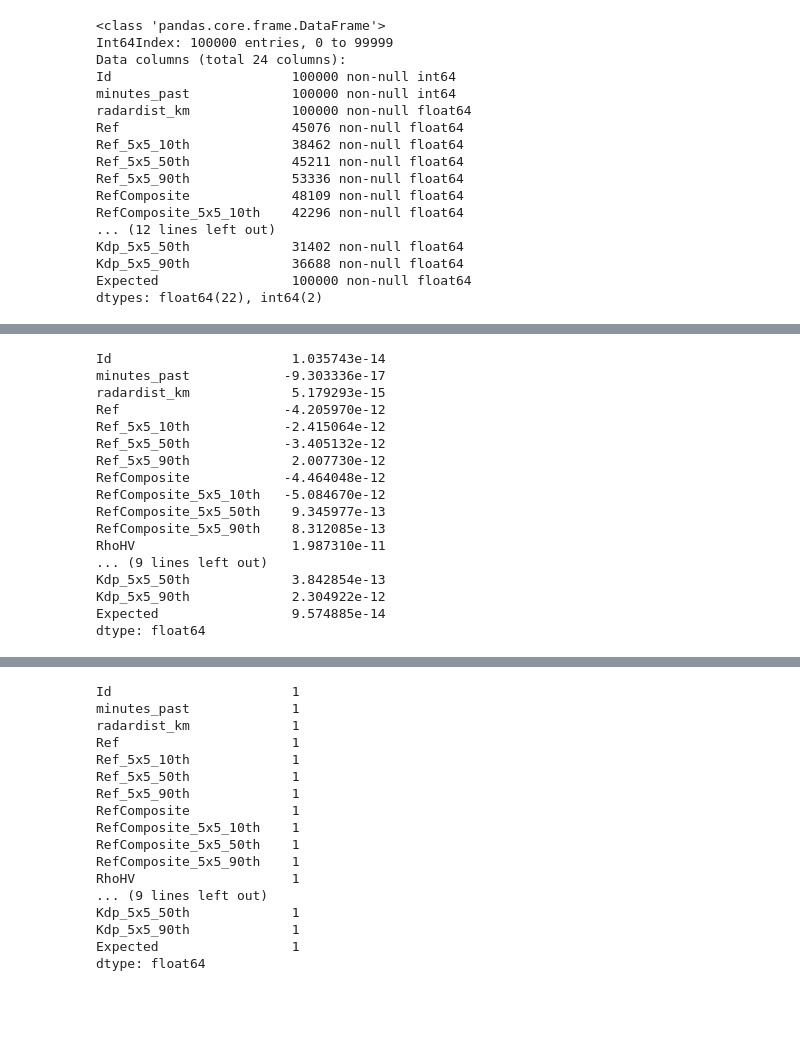
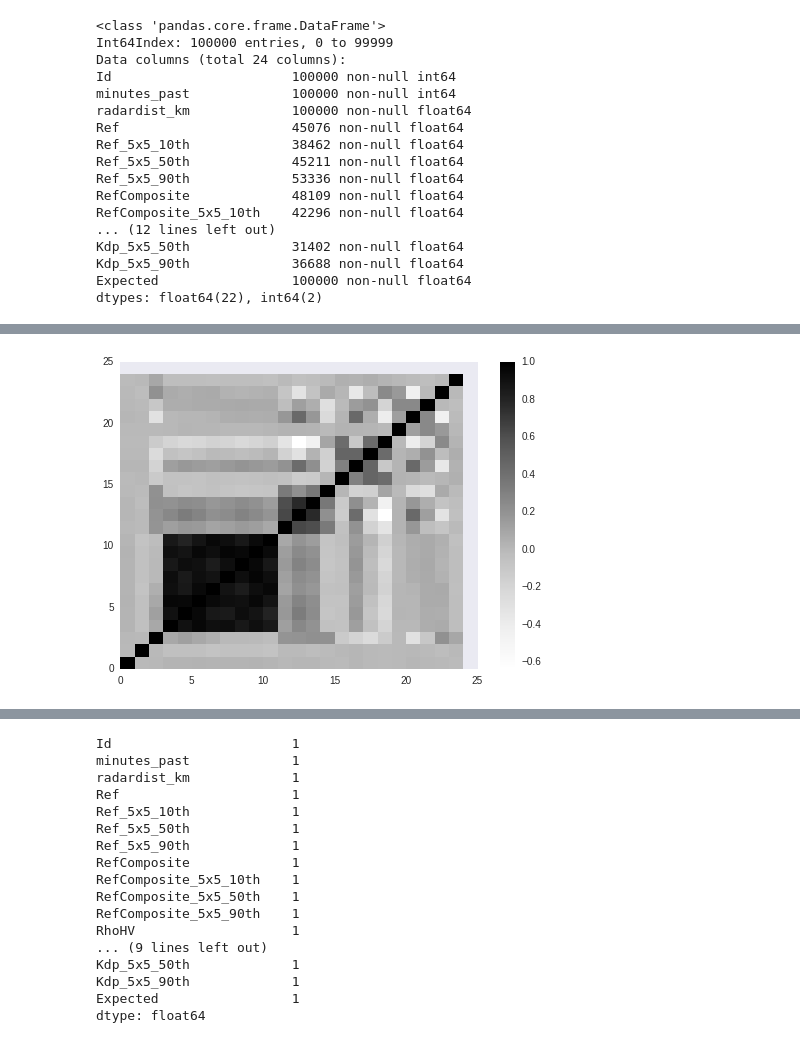
Before and after one commit to pburkard88/DS_BOS_07_Students, a Jupyter notebook: MarkWoods/Rainfall Project/Rainfall.ipynb, the cells around one changed output, grey strips where cells are left out. Saved outputs shown, nothing was run; the diff lists cells and outputs as text; code cells hidden in the pictures; blank space fills up the shorter version.

```diff
--- a/MarkWoods/Rainfall Project/Rainfall.ipynb
+++ b/MarkWoods/Rainfall Project/Rainfall.ipynb
@@ -68,24 +76,19 @@ df.corr()
+# %%
+from pylab import pcolor, show, colorbar
+
+data=[]
+for i in (df.corr()):
+    data.append(np.array(df.corr()[i]))
+
+data=np.array(data)
+
+# plotting the correlation matrix
+pcolor(data)
+colorbar()
+show()
+# %% [output]
+[figure, added]
 # %%
 #imputing mean valuse into NaNs, standardizing data to have 0 mean and unit variance
 df = df.fillna(df.mean())
 df = (df - df.mean()) / df.std()
-# %%
-df.mean()
-# %% [output]
-Id                       1.035743e-14
-minutes_past            -9.303336e-17
-radardist_km             5.179293e-15
-Ref                     -4.205970e-12
-Ref_5x5_10th            -2.415064e-12
-Ref_5x5_50th            -3.405132e-12
-Ref_5x5_90th             2.007730e-12
-RefComposite            -4.464048e-12
-RefComposite_5x5_10th   -5.084670e-12
-RefComposite_5x5_50th    9.345977e-13
-RefComposite_5x5_90th    8.312085e-13
-RhoHV                    1.987310e-11
-... (9 lines left out)
-Kdp_5x5_50th             3.842854e-13
-Kdp_5x5_90th             2.304922e-12
-Expected                 9.574885e-14
-dtype: float64
```
Also changed, not shown: parts of 20 cells of this notebook, 1 other file.
